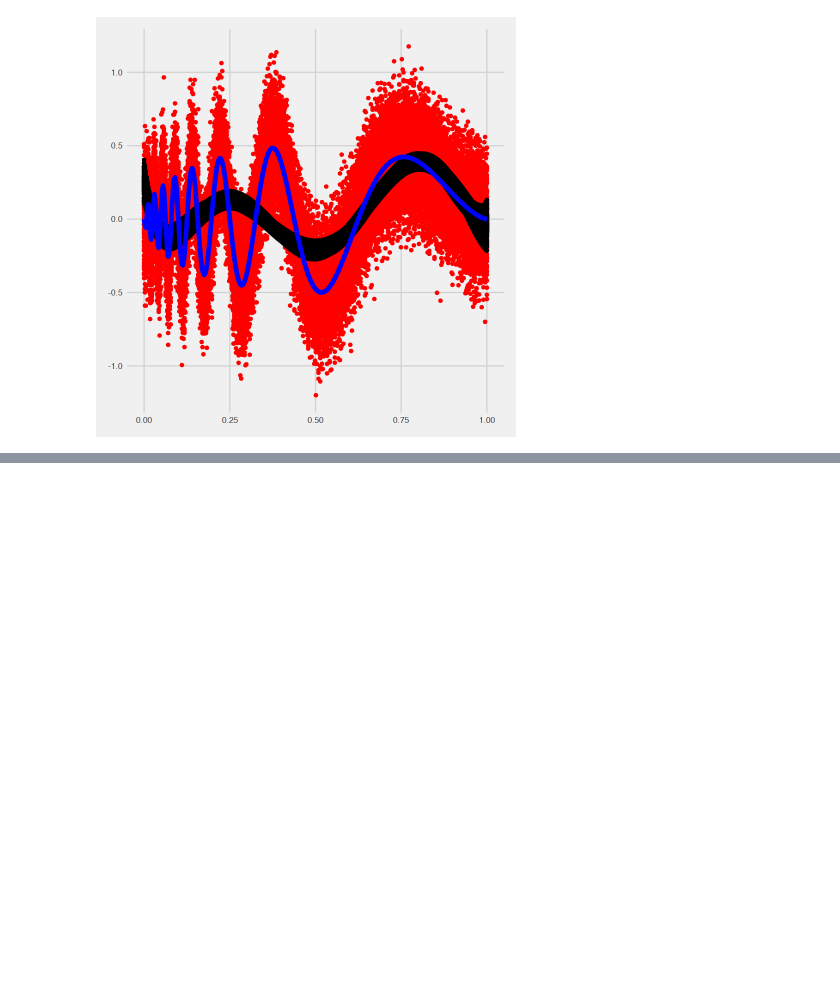
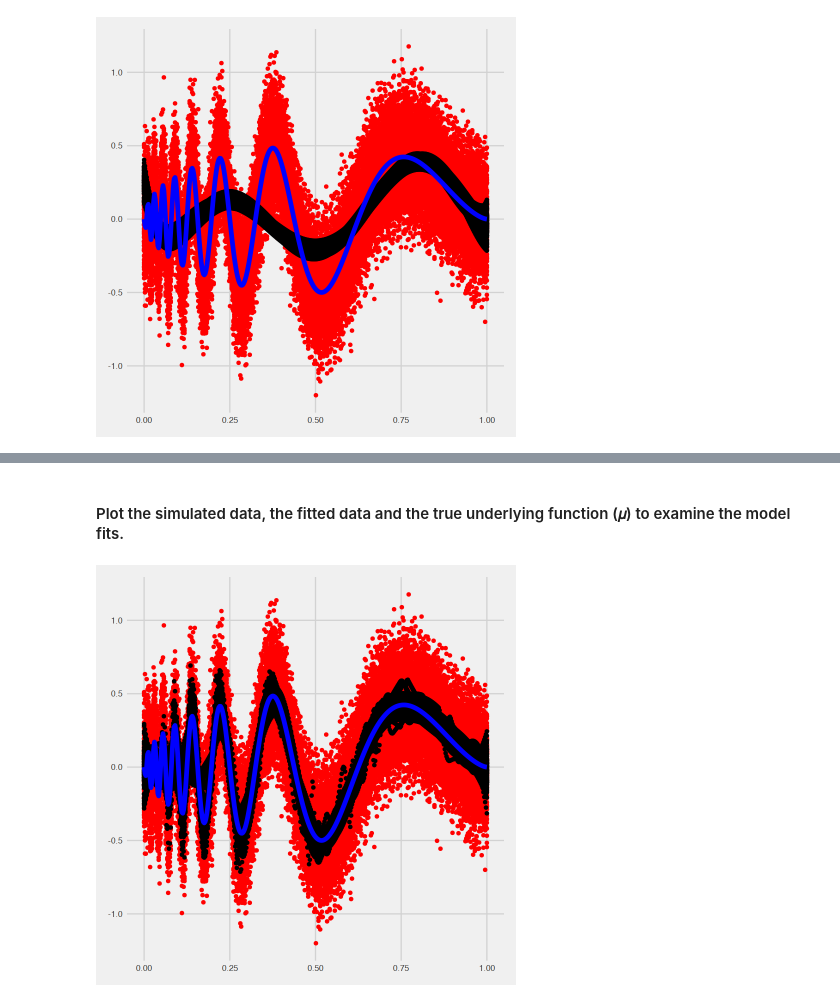
Before and after one commit to erikseulean/data_analysis, a Jupyter notebook: Practical4.ipynb, the cells around one changed output, grey strips where cells are left out. Cells and saved outputs as stored; diff of their text form; code cells hidden in the pictures; blank space fills up the shorter version.

```diff
--- a/Practical4.ipynb
+++ b/Practical4.ipynb
@@ -88,0 +123,37 @@ theme_fivethirtyeight(base_size = 12, base_family = "sans")
+# %%
+# Loop across all sets of data
+salsa_square_residuals = c()
+salsa_abs_residuals = c()
+salsa_fitted = c()
+knots = c()
+for (i in seq(100))
+{
+    # Subset dataset
+    dfSub <- subset(df, ID %in% i)
+    # Fit initial NULL model
+    initialModel <- glm(response ~ 1, data=dfSub)
+    # Set SALSA arguments
+    varList <- c("x")
+    salsa1DList <- list(fitnessMeasure="BIC",
+    minKnots_1d=2, maxKnots_1d=40,
+    startKnots_1d=10, degree=2,
+    maxIterations=10, gaps=0)
+    # Run SALSA
+    salsa <- MRSea::runSALSA1D(initialModel=initialModel,
+        salsa1dlist=salsa1DList,
+        varlist=varList,
+        factorlist=NULL,
+        datain=dfSub,
+        splineParams=NULL,
+        suppress.printout=TRUE)
+    # Compute and save RSS/ASE and number of knots
+    bestModel <- salsa$bestModel
+    params <- bestModel$splineParams
+    predictions = predict.gamMRSea(newdata = dfSub, object = bestModel)
+    knots = c(knots, length(bestModel$splineParams[[2]]$knots))
+    salsa_fitted = c(salsa_fitted, predictions)
+    salsa_sq_res = RSS(dfSub$response, predictions)
+    salsa_abs_res = ASE(dfSub$response, predictions)
+    salsa_square_residuals = c(salsa_square_residuals, salsa_sq_res)
+    salsa_abs_residuals = c(salsa_abs_residuals, salsa_abs_res)
+}
@@ -88,0 +178,11 @@ theme_fivethirtyeight(base_size = 12, base_family = "sans")
+# %%
+df = df %>% add_column(fittedSALSA = salsa_fitted)
+# %% [markdown]
+#### Plot the simulated data, the fitted data and the true underlying function (𝜇) to examine the model fits.
+# %%
+ggplot(data=df) + geom_point(aes(x=x, y=response), colour="red") +
+geom_point(aes(x=x, y=fittedSALSA)) +
+geom_line(aes(x=x, y=mu), colour="blue", size=2) +
+theme_fivethirtyeight(base_size = 12, base_family = "sans")
+# %% [output]
+[figure, added]
```
Also changed, not shown: parts of 29 cells of this notebook.
